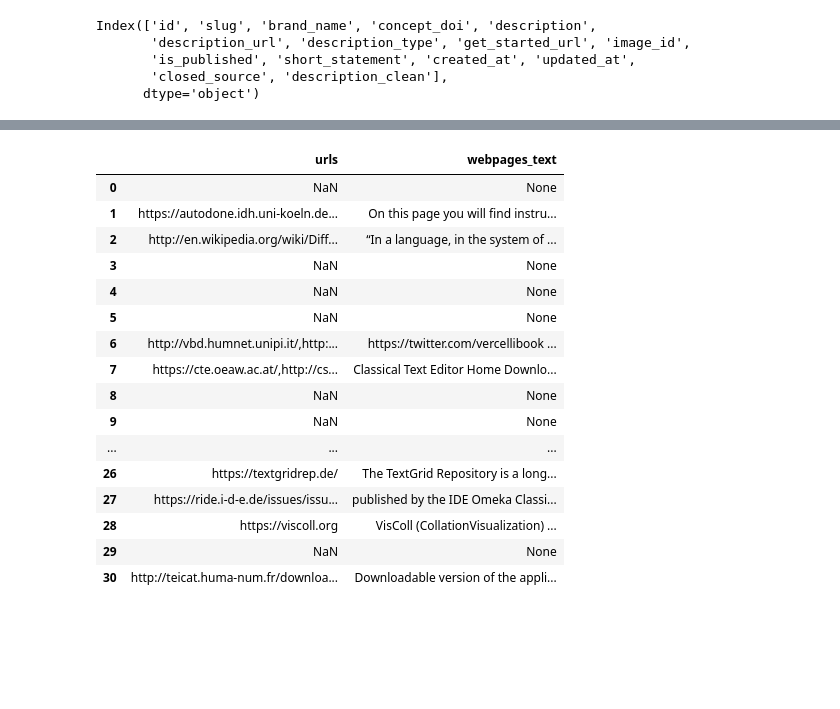
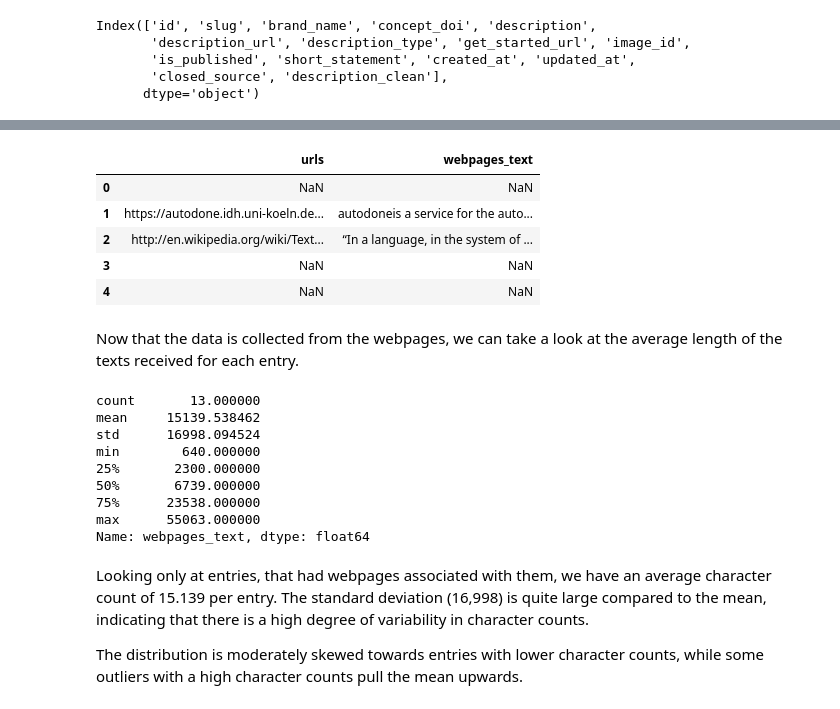
Before and after one commit to andwzn/retrieval-augmented-generation-experiment, a Jupyter notebook: rag_experiment_1.ipynb, the cells around one changed output, grey strips where cells are left out. Drawn from its saved outputs; the diff is of its cells as text; code cells hidden in the pictures; blank space fills up the shorter version.

Commit message:
small changes to scraper + description of scraped texts

```diff
--- a/rag_experiment_1.ipynb
+++ b/rag_experiment_1.ipynb
@@ -141,21 +147,29 @@ Scraping https://opensource.org/licenses/EUPL-1.2 with parameters tags = ['p']
-# %%
-with pd.option_context('display.max_colwidth', None):
-    display(pd.DataFrame(edition_software_info[["urls", "webpages_text"]]))
-# %% [output]
-|  | urls | webpages_text |
-| 0 | NaN | None |
-| 1 | https://autodone.idh.uni-koeln.de... | On this page you will find instru... |
-| 2 | http://en.wikipedia.org/wiki/Diff... | “In a language, in the system of ... |
-| 3 | NaN | None |
-| 4 | NaN | None |
-| 5 | NaN | None |
-| 6 | http://vbd.humnet.unipi.it/,http:... | https://twitter.com/vercellibook ... |
-| 7 | https://cte.oeaw.ac.at/,http://cs... | Classical Text Editor Home Downlo... |
-| 8 | NaN | None |
-| 9 | NaN | None |
-| ... | ... | ... |
-| 26 | https://textgridrep.de/ | The TextGrid Repository is a long... |
-| 27 | https://ride.i-d-e.de/issues/issu... | published by the IDE Omeka Classi... |
-| 28 | https://viscoll.org | VisColl (CollationVisualization) ... |
-| 29 | NaN | None |
-| 30 | http://teicat.huma-num.fr/downloa... | Downloadable version of the appli... |
+# %%
+edition_software_info[["urls", "webpages_text"]].head()
+# %% [output]
+|  | urls | webpages_text |
+| 0 | NaN | NaN |
+| 1 | https://autodone.idh.uni-koeln.de... | autodoneis a service for the auto... |
+| 2 | http://en.wikipedia.org/wiki/Text... | “In a language, in the system of ... |
+| 3 | NaN | NaN |
+| 4 | NaN | NaN |
+# %% [markdown]
+Now that the data is collected from the webpages, we can take a look at the average length of the texts received for each entry.
+# %%
+length = edition_software_info["webpages_text"].apply(lambda x: len(x) if not pd.isna(x) else 0)
+length[length>0].describe()
+# %% [output]
+count       13.000000
+mean     15139.538462
+std      16998.094524
+min        640.000000
+25%       2300.000000
+50%       6739.000000
+75%      23538.000000
+max      55063.000000
+Name: webpages_text, dtype: float64
+# %% [markdown]
+Looking only at entries, that had webpages associated with them, we have an average character count of 15.139 per entry.
+The standard deviation (16,998) is quite large compared to the mean, indicating that there is a high degree of variability in character counts.
+
+The distribution is moderately skewed towards entries with lower character counts, while some outliers with a high character counts pull the mean upwards.
```
Also changed, not shown: parts of 5 cells of this notebook, 1 other file.
